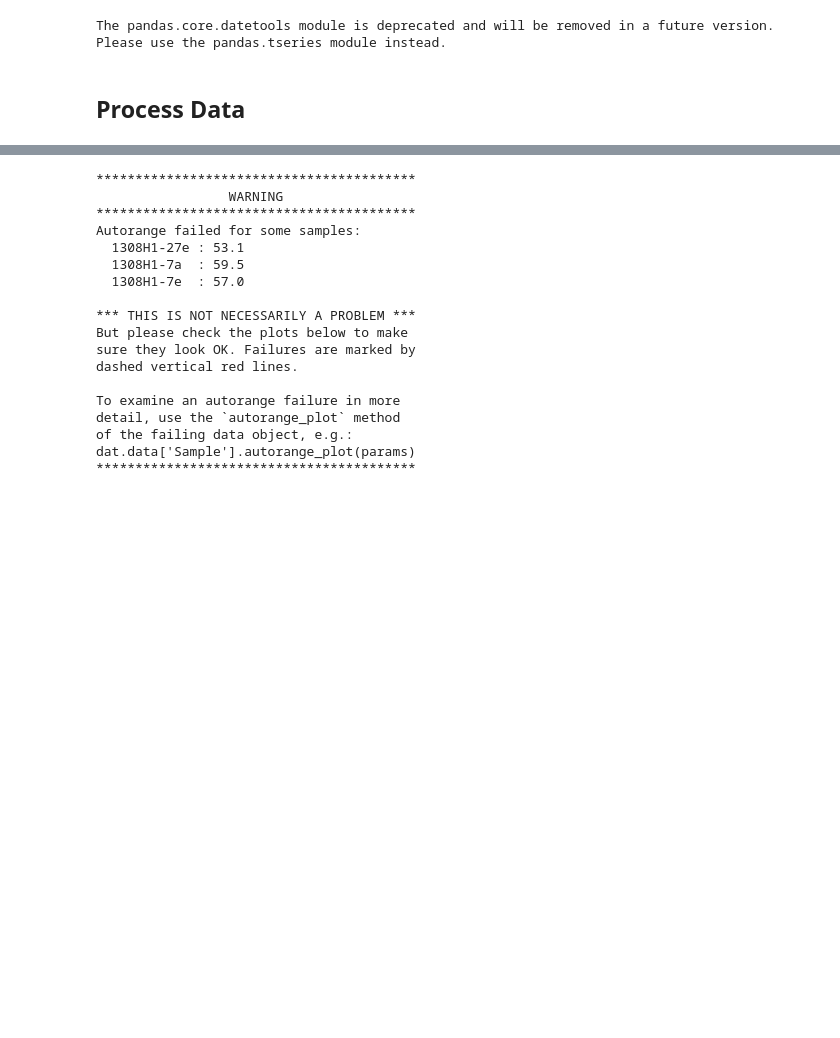
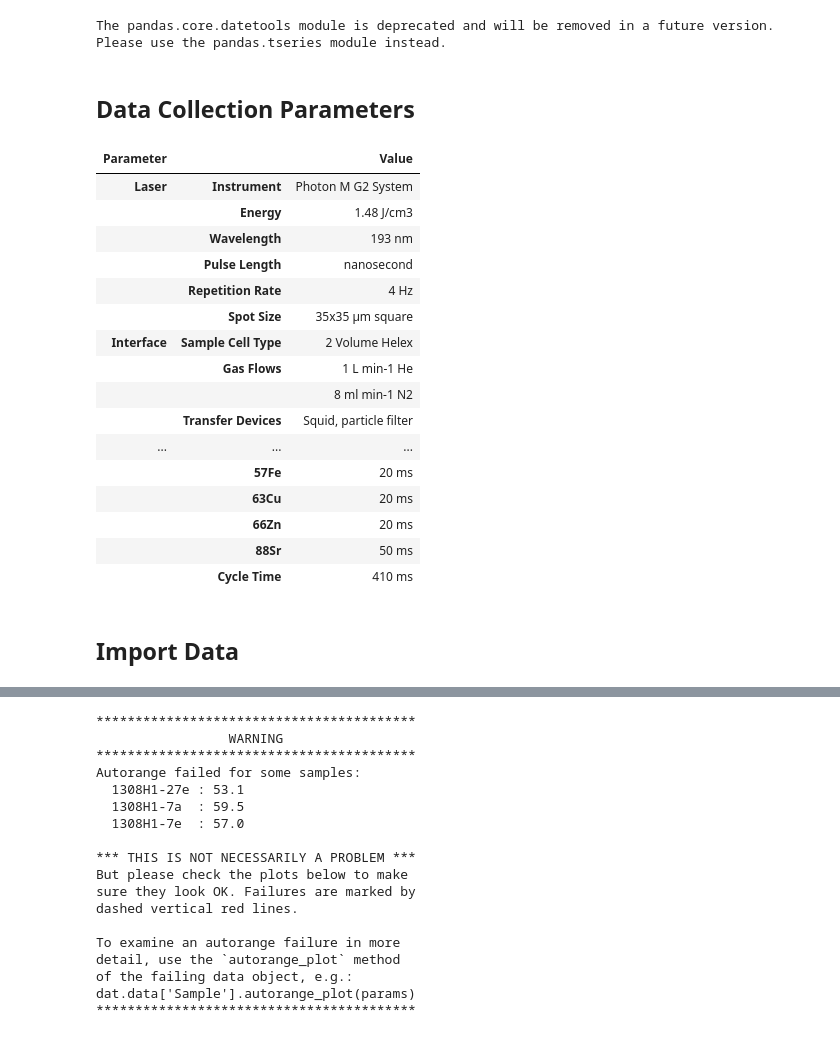
Before and after one commit to oscarbranson/latools, a Jupyter notebook: Supplement/iolite_downcore_foram.ipynb, the cells around one changed output, grey strips where cells are left out. Saved outputs shown, nothing was run; the diff lists cells and outputs as text; code cells hidden in the pictures; blank space fills up the shorter version.

```diff
--- a/Supplement/iolite_downcore_foram.ipynb
+++ b/Supplement/iolite_downcore_foram.ipynb
@@ -12,6 +11,28 @@ from comparison_tools import helpers, stats_1sample, plots_1sample
 %matplotlib inline
 # %% [output]
 The pandas.core.datetools module is deprecated and will be removed in a future version. Please use the pandas.tseries module instead.
+# %% [markdown]
+## Data Collection Parameters
+# %%
+HTML(filename="./Parameter_Tables/iolite_data.html")
+# %% [output]
+| Parameter |  | Value |
+| Laser | Instrument | Photon M G2 System |
+|  | Energy | 1.48 J/cm3 |
+|  | Wavelength | 193 nm |
+|  | Pulse Length | nanosecond |
+|  | Repetition Rate | 4 Hz |
+|  | Spot Size | 35x35 μm square |
+| Interface | Sample Cell Type | 2 Volume Helex |
+|  | Gas Flows | 1 L min-1 He |
+|  |  | 8 ml min-1 N2 |
+|  | Transfer Devices | Squid, particle filter |
+| ... | ... | ... |
+|  | 57Fe | 20 ms |
+|  | 63Cu | 20 ms |
+|  | 66Zn | 20 ms |
+|  | 88Sr | 50 ms |
+|  | Cycle Time | 410 ms |
 # %% [markdown]
-## Process Data
+## Import Data
 # %%
```
Also changed, not shown: parts of 3 cells of this notebook, 4 other files.
